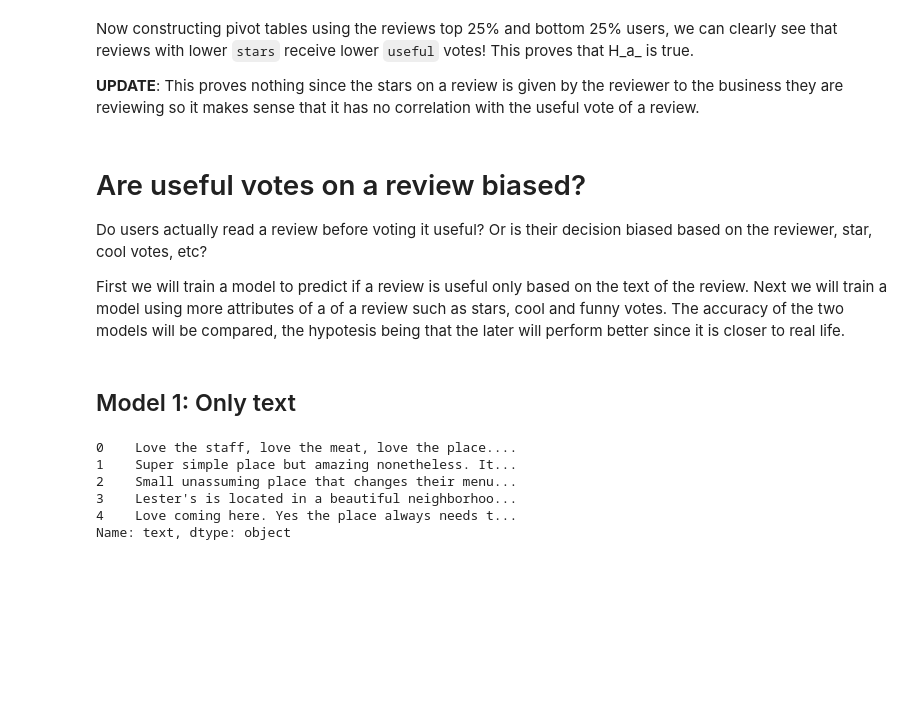
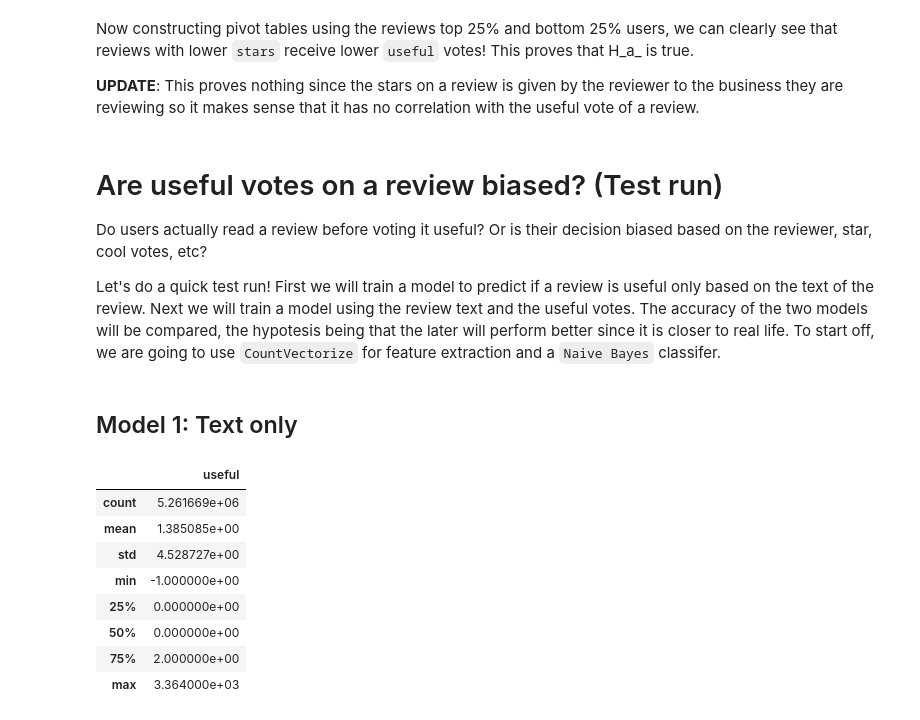
Before and after one commit to arumoy-shome/syde522, a Jupyter notebook: exploration.ipynb, the cells around one changed output. Cells and saved outputs as stored; diff of their text form; code cells hidden in the pictures; blank space fills up the shorter version.

```diff
--- a/exploration.ipynb
+++ b/exploration.ipynb
@@ -164,22 +164,12 @@ Now constructing pivot tables using the reviews top 25% and bottom 25% users, we
 
 **UPDATE**: This proves nothing since the stars on a review is given by the reviewer to the business they are reviewing so it makes sense that it has no correlation with the useful vote of a review.
 # %% [markdown]
-# Are useful votes on a review biased?
+# Are useful votes on a review biased? (Test run)
 
 Do users actually read a review before voting it useful? Or is their decision biased based on the reviewer, star, cool votes, etc?
 
-First we will train a model to predict if a review is useful only based on the text of the review. Next we will train a model using more attributes of a of a review such as stars, cool and funny votes. The accuracy of the two models will be compared, the hypotesis being that the later will perform better since it is closer to real life.
+Let's do a quick test run! First we will train a model to predict if a review is useful only based on the text of the review. Next we will train a model using the review text and the useful votes. The accuracy of the two models will be compared, the hypotesis being that the later will perform better since it is closer to real life. To start off, we are going to use `CountVectorize` for feature extraction and a `Naive Bayes` classifer.
 # %% [markdown]
-## Model 1: Only text
+## Model 1: Text only
 # %%
-X = pd.read_csv('dataset/review.csv', usecols=['text'], squeeze=True)
-Y = pd.read_csv('dataset/review.csv', usecols=['useful'], squeeze=True)
+reviews = pd.read_csv('dataset/review.csv', usecols=['text', 'useful'])
-# %%
-X.head()
-# %% [output]
-0    Love the staff, love the meat, love the place....
-1    Super simple place but amazing nonetheless. It...
-2    Small unassuming place that changes their menu...
-3    Lester's is located in a beautiful neighborhoo...
-4    Love coming here. Yes the place always needs t...
-Name: text, dtype: object
@@ -187,0 +176,12 @@ Name: text, dtype: object
+# %%
+reviews.describe()
+# %% [output]
+|  | useful |
+| count | 5.261669e+06 |
+| mean | 1.385085e+00 |
+| std | 4.528727e+00 |
+| min | -1.000000e+00 |
+| 25% | 0.000000e+00 |
+| 50% | 0.000000e+00 |
+| 75% | 2.000000e+00 |
+| max | 3.364000e+03 |
```
Also changed, not shown: parts of 5 cells of this notebook, 1 other file.
